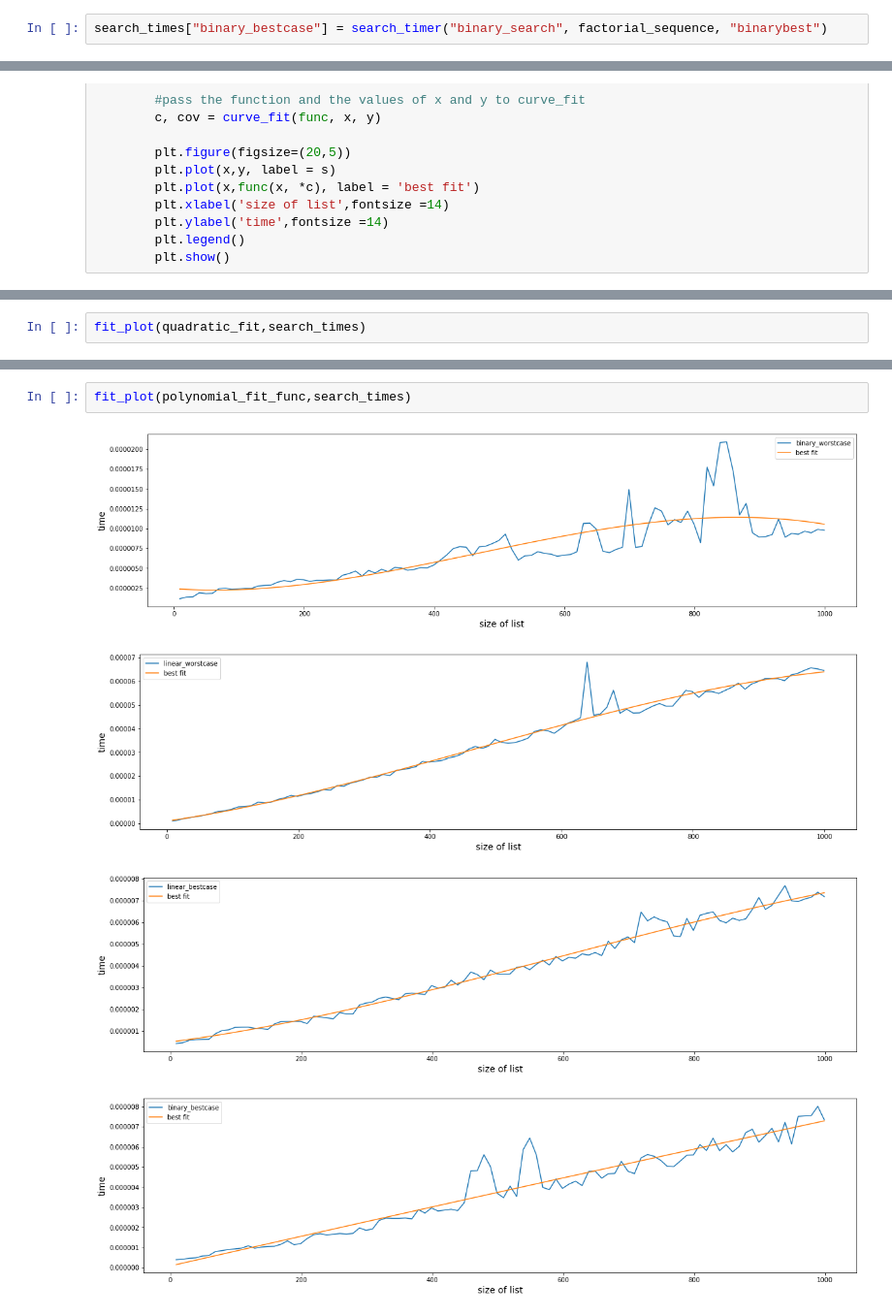
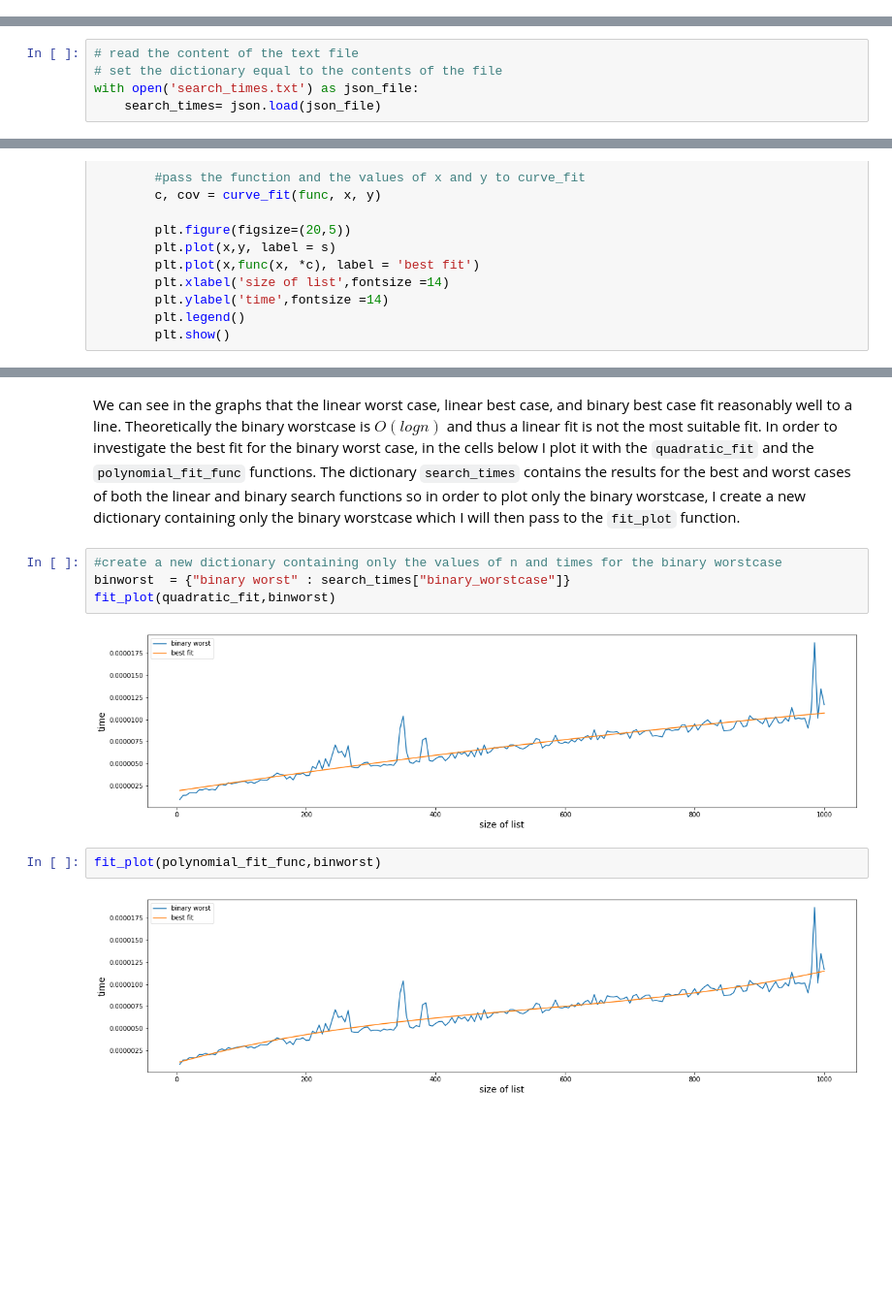
Before and after one commit to hbarrett100/Comp20230, a Jupyter notebook: Assignment1.ipynb, the cells around one changed output, grey strips where cells are left out. Shown at 97% size. Saved outputs shown, nothing was run; the diff lists cells and outputs as text; blank space fills up the shorter version.

Commit message:
removed some graphs from Q5, added unit testing, finished markdown

````diff
--- a/Assignment1.ipynb
+++ b/Assignment1.ipynb
@@ -349,2 +387,0 @@ search_times["binary_worstcase"] = search_timer("binary_search", factorial_seque
-# %%
-search_times["binary_bestcase"] = search_timer("binary_search", factorial_sequence, "binarybest")
@@ -351 +393,6 @@ search_times["binary_bestcase"] = search_timer("binary_search", factorial_sequen
+# %%
+# read the content of the text file
+# set the dictionary equal to the contents of the file
+with open('search_times.txt') as json_file:
+    search_times= json.load(json_file)
 # %% [markdown]
@@ -433,2 +489,0 @@ fit_plot(linear_fit_func,search_times)
-# %%
-fit_plot(quadratic_fit,search_times)
@@ -440,7 +490,12 @@ fit_plot(quadratic_fit,search_times)
+# %% [markdown]
+We can see in the graphs that the linear worst case, linear best case, and binary best case fit reasonably well to a line. Theoretically the binary worstcase is $O(logn)$ and thus a linear fit is not the most suitable fit. In order to investigate the best fit for the binary worst case, in the cells below I plot it with the ```quadratic_fit``` and the ```polynomial_fit_func``` functions. The dictionary ```search_times``` contains the results for the best and worst cases of both the linear and binary search functions so in order to plot only the binary worstcase, I create a new dictionary containing only the binary worstcase which I will then pass to the ```fit_plot``` function.
+# %%
+#create a new dictionary containing only the values of n and times for the binary worstcase
+binworst  = {"binary worst" : search_times["binary_worstcase"]}
+fit_plot(quadratic_fit,binworst)
+# %% [output]
+[figure, added]
 # %%
-fit_plot(polynomial_fit_func,search_times)
+fit_plot(polynomial_fit_func,binworst)
 # %% [output]
-[figure, old version]
+[figure, new version]
-[figure, removed]
-[figure, removed]
-[figure, removed]
````
Also changed, not shown: parts of 75 cells of this notebook, 2 other files.
